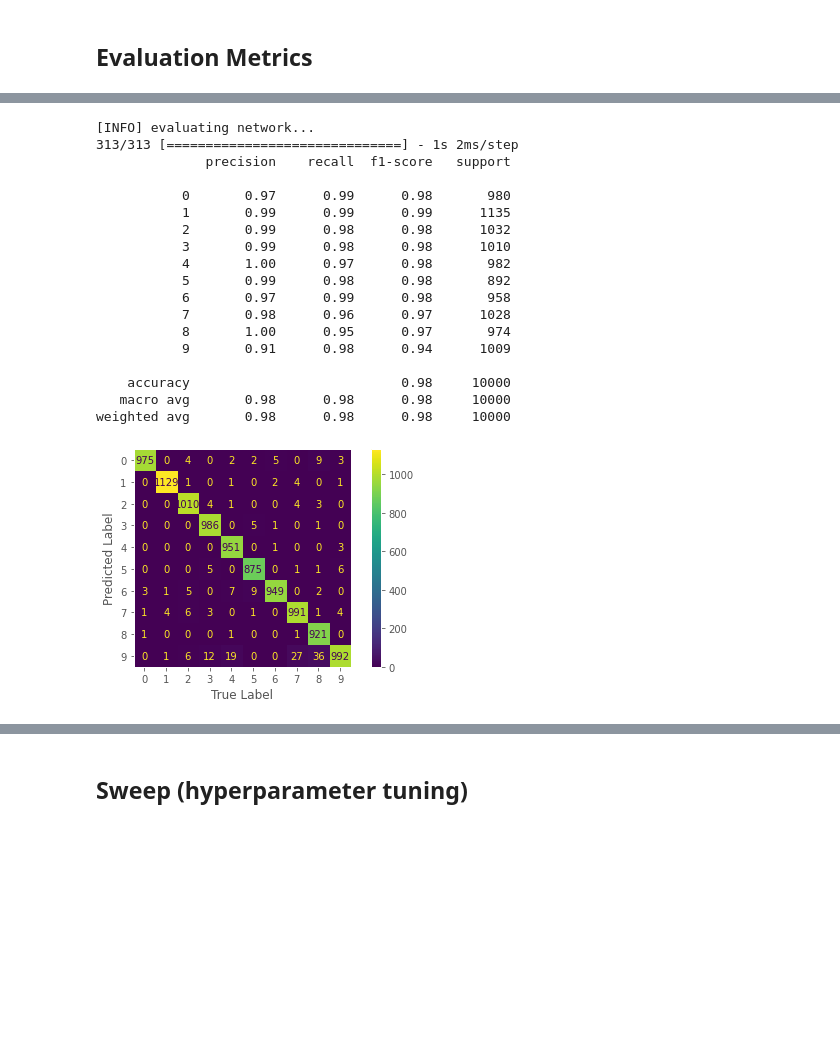
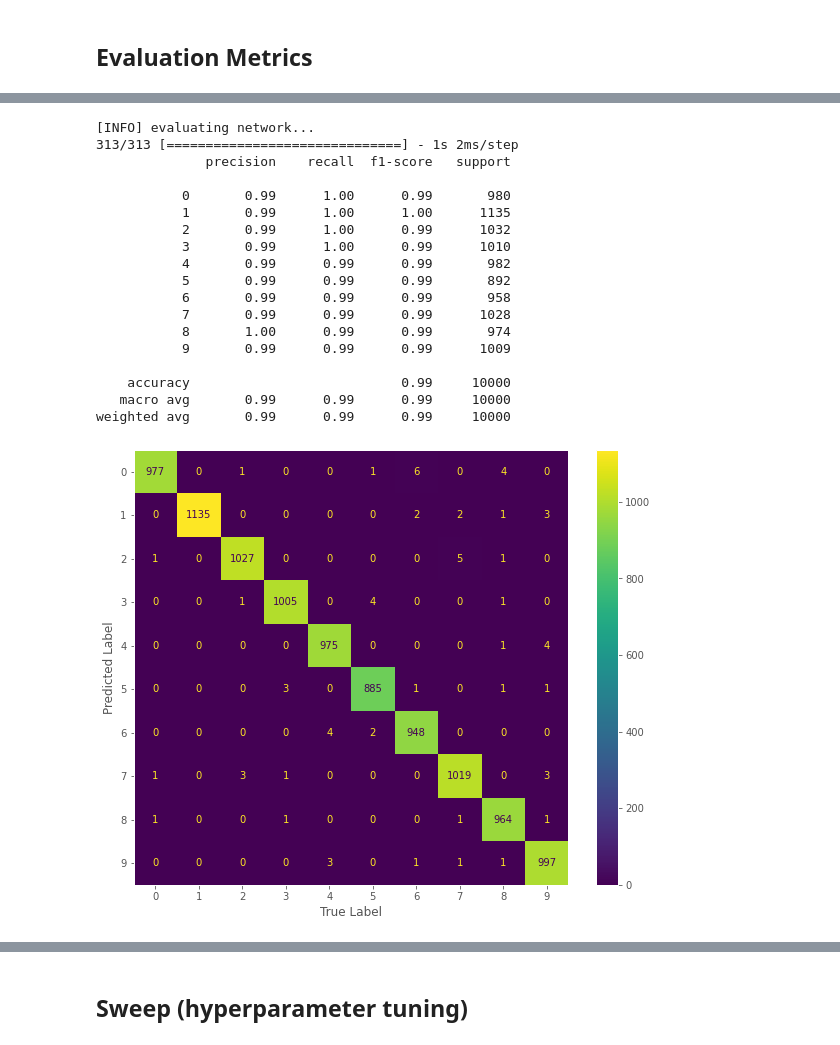
Before and after one commit to thaisaraujom/embedded_artificial_intelligence, a Jupyter notebook: projects/project_2/KakashiNet.ipynb, the cells around one changed output, grey strips where cells are left out. Cells and saved outputs as stored; diff of their text form; code cells hidden in the pictures; blank space fills up the shorter version.

```diff
--- a/projects/project_2/KakashiNet.ipynb
+++ b/projects/project_2/KakashiNet.ipynb
@@ -135,9 +133,9 @@ class KakashiNet:
     # Flatten => FC => RELU => DO => FC => RELU => DO
     model.add(Flatten()) #Flatten
     model.add(Dense(120, activation='relu')) #F5
-    model.add(Dropout(0.5)) #D3
+    model.add(Dropout(0.25)) #D3
     model.add(Dense(84, activation='relu')) #F6
-    model.add(Dropout(0.5)) #D4
+    model.add(Dropout(0.25)) #D4
 
     # softmax classifier
     model.add(Dense(10, activation='softmax')) #Output layer
@@ -243,7 +241,7 @@ tracker.start()
 
 # initialize the optimizer and model
 logger.info("[INFO] compiling model...")
-opt = Adam(learning_rate=0.01)
+opt = Adam(learning_rate=0.001)
 model = KakashiNet.build(width=28, height=28, depth=1, classes=10)
 model.compile(loss="categorical_crossentropy", optimizer=opt,
               metrics=["accuracy"])
@@ -252,8 +250,8 @@ model.compile(loss="categorical_crossentropy", optimizer=opt,
 logger.info("[INFO] training network...")
 history = model.fit(train_x, train_y,
               validation_data=(test_x, test_y),
-              batch_size=32,
-              epochs=20,
+              batch_size=64,
+              epochs=30,
               verbose=0,
               callbacks=[wandb.keras.WandbCallback(save_model=False,
                                                    compute_flops=True)])
@@ -309,32 +304,32 @@ print(classification_report(test_y.argmax(axis=1),
 313/313 [==============================] - 1s 2ms/step
               precision    recall  f1-score   support
 
-           0       0.97      0.99      0.98       980
-           1       0.99      0.99      0.99      1135
-           2       0.99      0.98      0.98      1032
-           3       0.99      0.98      0.98      1010
-           4       1.00      0.97      0.98       982
-           5       0.99      0.98      0.98       892
-           6       0.97      0.99      0.98       958
-           7       0.98      0.96      0.97      1028
-           8       1.00      0.95      0.97       974
-           9       0.91      0.98      0.94      1009
+           0       0.99      1.00      0.99       980
+           1       0.99      1.00      1.00      1135
+           2       0.99      1.00      0.99      1032
+           3       0.99      1.00      0.99      1010
+           4       0.99      0.99      0.99       982
+           5       0.99      0.99      0.99       892
+           6       0.99      0.99      0.99       958
+           7       0.99      0.99      0.99      1028
+           8       1.00      0.99      0.99       974
+           9       0.99      0.99      0.99      1009
 
-    accuracy                           0.98     10000
-   macro avg       0.98      0.98      0.98     10000
-weighted avg       0.98      0.98      0.98     10000
+    accuracy                           0.99     10000
+   macro avg       0.99      0.99      0.99     10000
+weighted avg       0.99      0.99      0.99     10000
 # %%
-fig_confusion_matrix, ax = plt.subplots(1,1,figsize=(7,4))
+fig_confusion_matrix, ax = plt.subplots(1,1,figsize=(10,8))
 ConfusionMatrixDisplay(confusion_matrix(predictions.argmax(axis=1),
                                         test_y.argmax(axis=1)),
                        display_labels=lb.classes_).plot(values_format=".0f",ax=ax)
 
 ax.set_xlabel("True Label")
 ax.set_ylabel("Predicted Label")
 ax.grid(False)
 plt.show()
 # %% [output]
-[figure, old version]
+[figure, new version]
 # %%
 # Uploading figures
 logger.info("Uploading figures")
```
Also changed, not shown: parts of 14 cells of this notebook.
